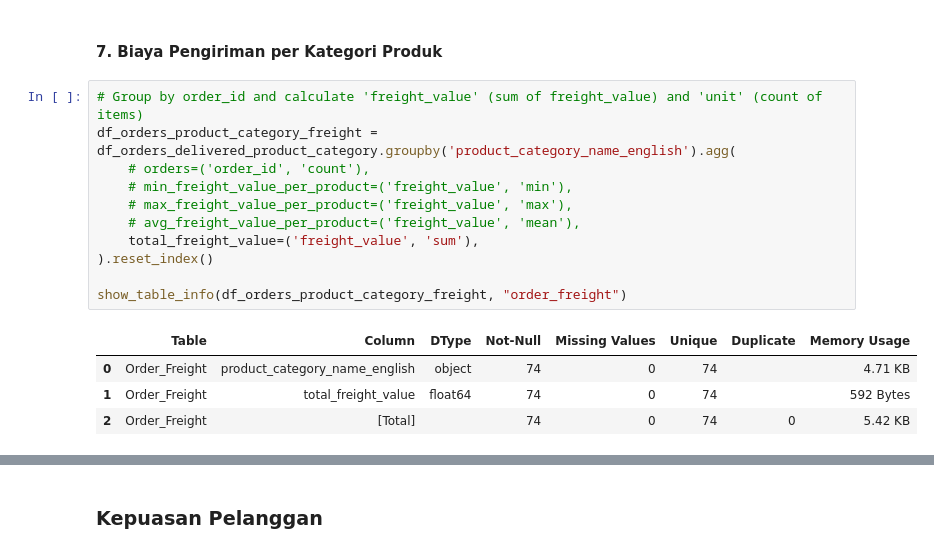
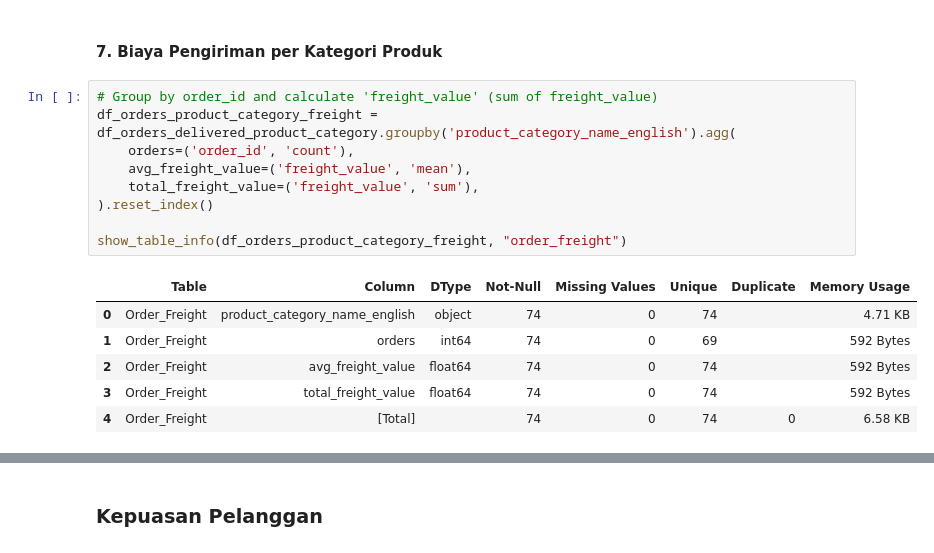
Before and after one commit to arguto1993/olist-ecommerce-performance, a Jupyter notebook: ecommerce_performance.ipynb, the cells around one changed output, grey strips where cells are left out. Saved outputs shown, nothing was run; the diff lists cells and outputs as text.

```diff
--- a/ecommerce_performance.ipynb
+++ b/ecommerce_performance.ipynb
@@ -1574,21 +1606,21 @@ On-Time           1462    1.515371
 # %% [markdown]
 #### 7. Biaya Pengiriman per Kategori Produk
 # %%
-# Group by order_id and calculate 'freight_value' (sum of freight_value) and 'unit' (count of items)
+# Group by order_id and calculate 'freight_value' (sum of freight_value)
 df_orders_product_category_freight = df_orders_delivered_product_category.groupby('product_category_name_english').agg(
-    # orders=('order_id', 'count'),
-    # min_freight_value_per_product=('freight_value', 'min'),
-    # max_freight_value_per_product=('freight_value', 'max'),
-    # avg_freight_value_per_product=('freight_value', 'mean'),
+    orders=('order_id', 'count'),
+    avg_freight_value=('freight_value', 'mean'),
     total_freight_value=('freight_value', 'sum'),
 ).reset_index()
 
 show_table_info(df_orders_product_category_freight, "order_freight")
 # %% [output]
 |  | Table | Column | DType | Not-Null | Missing Values | Unique | Duplicate | Memory Usage |
 | 0 | Order_Freight | product_category_name_english | object | 74 | 0 | 74 |  | 4.71 KB |
-| 1 | Order_Freight | total_freight_value | float64 | 74 | 0 | 74 |  | 592 Bytes |
-| 2 | Order_Freight | [Total] |  | 74 | 0 | 74 | 0 | 5.42 KB |
+| 1 | Order_Freight | orders | int64 | 74 | 0 | 69 |  | 592 Bytes |
+| 2 | Order_Freight | avg_freight_value | float64 | 74 | 0 | 74 |  | 592 Bytes |
+| 3 | Order_Freight | total_freight_value | float64 | 74 | 0 | 74 |  | 592 Bytes |
+| 4 | Order_Freight | [Total] |  | 74 | 0 | 74 | 0 | 6.58 KB |
 # %%
 show_table_desc(df_orders_product_category_freight, "order_freight")
 # %% [output]
```
Also changed, not shown: parts of 48 cells of this notebook.
